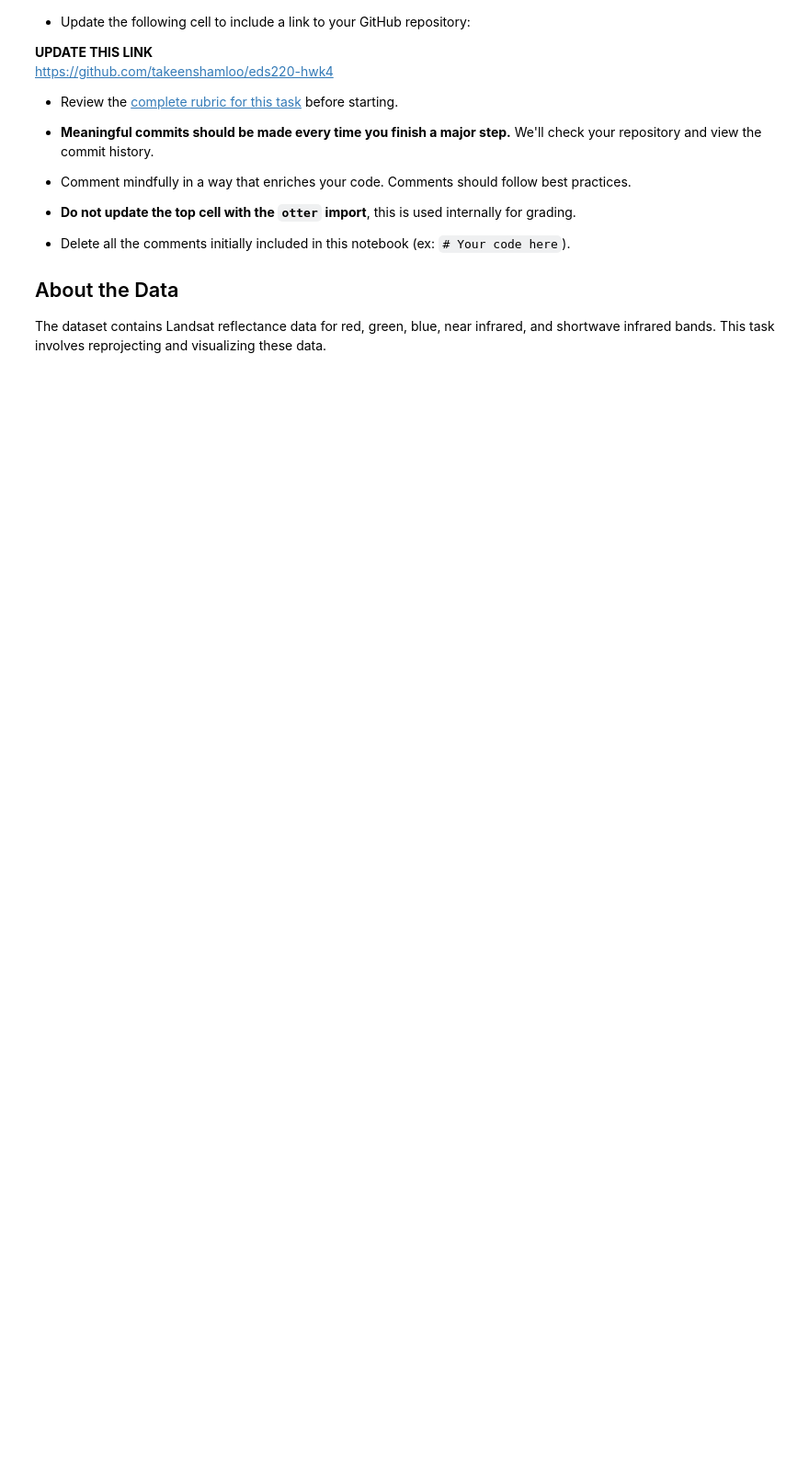
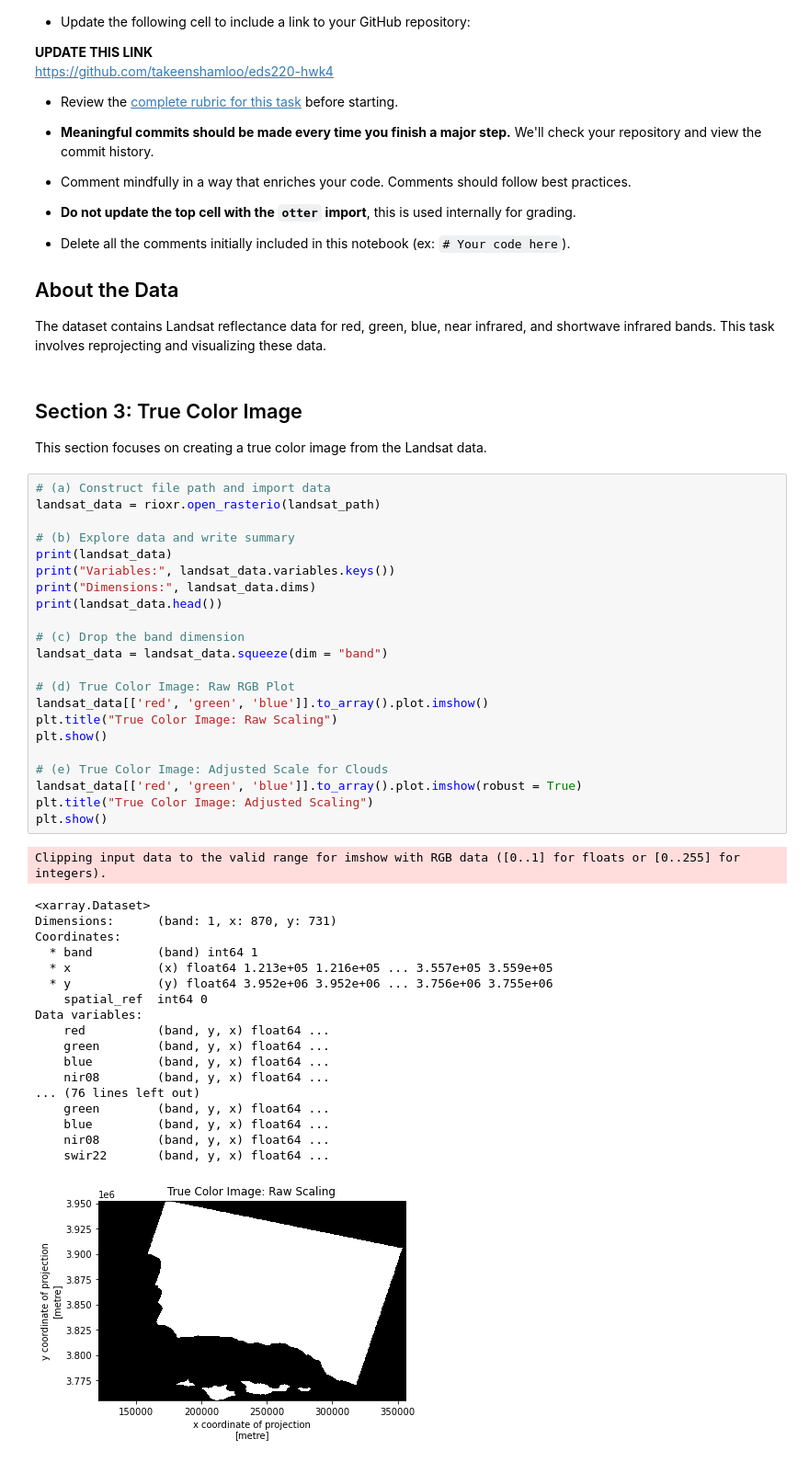
Before and after one commit to takeenshamloo/eds220-hwk4, a Jupyter notebook: hwk4-task2-false-color-SHAMLOO.ipynb, the cells around one changed output. Shown at 92% size. Cells and saved outputs as stored; diff of their text form; blank space fills up the shorter version.

Commit message:
Completed Section 3: Did basic prelininary exploration and plotted the true color images.

```diff
--- a/hwk4-task2-false-color-SHAMLOO.ipynb
+++ b/hwk4-task2-false-color-SHAMLOO.ipynb
@@ -33,3 +33,49 @@ https://github.com/takeenshamloo/eds220-hwk4
 ## About the Data
 
 The dataset contains Landsat reflectance data for red, green, blue, near infrared, and shortwave infrared bands. This task involves reprojecting and visualizing these data.
+# %% [markdown]
+## Section 3: True Color Image
+
+This section focuses on creating a true color image from the Landsat data.
+# %%
+# (a) Construct file path and import data
+landsat_data = rioxr.open_rasterio(landsat_path)
+
+# (b) Explore data and write summary
+print(landsat_data)
+print("Variables:", landsat_data.variables.keys())
+print("Dimensions:", landsat_data.dims)
+print(landsat_data.head())
+
+# (c) Drop the band dimension
+landsat_data = landsat_data.squeeze(dim = "band")
+
+# (d) True Color Image: Raw RGB Plot
+landsat_data[['red', 'green', 'blue']].to_array().plot.imshow()
+plt.title("True Color Image: Raw Scaling")
+plt.show()
+
+# (e) True Color Image: Adjusted Scale for Clouds
+landsat_data[['red', 'green', 'blue']].to_array().plot.imshow(robust = True)
+plt.title("True Color Image: Adjusted Scaling")
+plt.show()
+# %% [output]
+Clipping input data to the valid range for imshow with RGB data ([0..1] for floats or [0..255] for integers).
+<xarray.Dataset>
+Dimensions:      (band: 1, x: 870, y: 731)
+Coordinates:
+  * band         (band) int64 1
+  * x            (x) float64 1.213e+05 1.216e+05 ... 3.557e+05 3.559e+05
+  * y            (y) float64 3.952e+06 3.952e+06 ... 3.756e+06 3.755e+06
+    spatial_ref  int64 0
+Data variables:
+    red          (band, y, x) float64 ...
+    green        (band, y, x) float64 ...
+    blue         (band, y, x) float64 ...
+    nir08        (band, y, x) float64 ...
+... (76 lines left out)
+    green        (band, y, x) float64 ...
+    blue         (band, y, x) float64 ...
+    nir08        (band, y, x) float64 ...
+    swir22       (band, y, x) float64 ...
+[figure, added]
```
Also changed, not shown: parts of 2 cells of this notebook.
